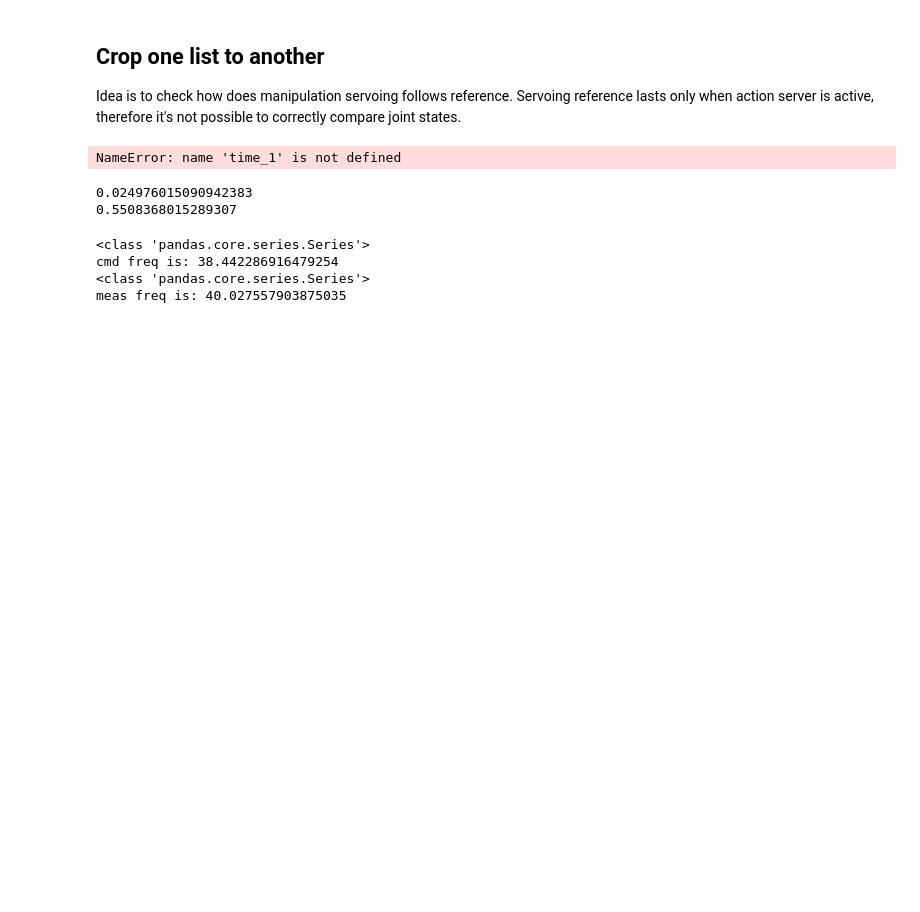
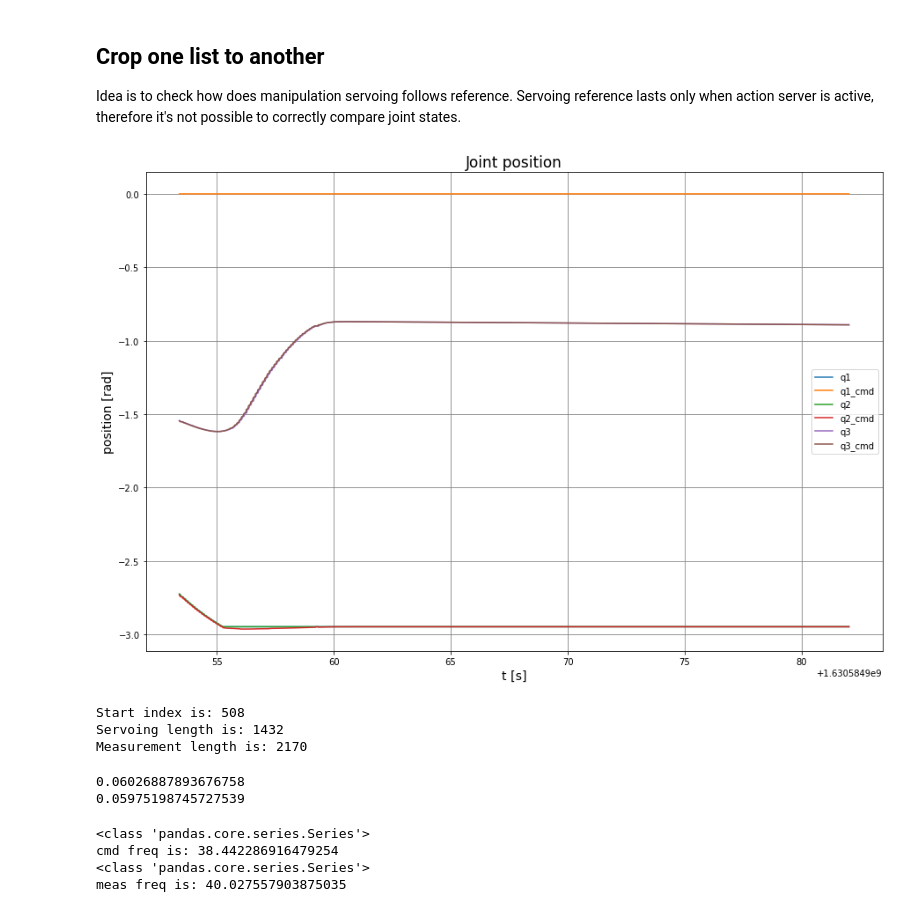
Before and after one commit to fzoric8/ros_utils, a Jupyter notebook: bags/bagging.ipynb, the cells around one changed output. Saved outputs shown, nothing was run; the diff lists cells and outputs as text; code cells hidden in the pictures; blank space fills up the shorter version.

```diff
--- a/bags/bagging.ipynb
+++ b/bags/bagging.ipynb
@@ -170,9 +181,9 @@ def plot_multiple_series(time, series_list, series_names = None, config_dict = N
 # %% [markdown]
 ### Plot joint cmd positions
 # %%
-time = servo_joint_cmds["Time"]
+time_servo = servo_joint_cmds["Time"]
 series_names = ['q1', 'q2', 'q3', 'q4', 'q5', 'q6']
-series_list = get_series_by_key_from_df(servo_joint_cmds, "data")
+series_cmd_list = get_series_by_key_from_df(servo_joint_cmds, "data")
 
 config_dict = {
                "title":"Joint cmd position",
@@ -187,7 +198,7 @@ config_dict = {
 
               }
 
-plot_multiple_series(time, series_list, series_names, config_dict, scale_time=True)
+plot_multiple_series(time_servo, series_cmd_list, series_names, config_dict, scale_time=True)
 # %% [output]
 [figure]
 # %% [markdown]
@@ -292,11 +305,56 @@ def crop_dfs(t_s1, t_s2, df_1, df_2):
+# %%
+time_s = joint_states['Time']
+time_s_cmd = servo_joint_cmds['Time']
+
+# Wrong joint states is recorded!
+pos_1 = series_list[0]
+pos_2 = series_list[1]
+pos_3 = series_list[2]
+pos_4 = series_list[3]
+pos_5 = series_list[4]
+pos_6 = series_list[5]
+
+cmd_pos_1 = series_cmd_list[0]
+cmd_pos_2 = series_cmd_list[1]
+cmd_pos_3 = series_cmd_list[2]
+cmd_pos_4 = series_cmd_list[3]
+cmd_pos_5 = series_cmd_list[4]
+cmd_pos_6 = series_cmd_list[5]
+
+crop_pos_1 = crop_dfs(time_s, time_s_cmd, pos_0, cmd_pos_0)
+crop_pos_2 = crop_dfs(time_s, time_s_cmd, pos_1, cmd_pos_1)
+crop_pos_3 = crop_dfs(time_s, time_s_cmd, pos_2, cmd_pos_2)
+crop_pos_4 = crop_dfs(time_s, time_s_cmd, pos_3, cmd_pos_3)
+crop_pos_5 = crop_dfs(time_s, time_s_cmd, pos_4, cmd_pos_4)
+crop_pos_6 = crop_dfs(time_s, time_s_cmd, pos_5, cmd_pos_5)
+
+
+pos_list = [crop_pos_1, cmd_pos_1,
+            crop_pos_2, cmd_pos_2,
+            crop_pos_3, cmd_pos_3,
+            crop_pos_4, cmd_pos_4,
+            crop_pos_5, cmd_pos_5,
+            crop_pos_6, cmd_pos_6
+            ]
+
+names = ["q1", "q1_cmd", "q2", "q2_cmd", "q3", "q3_cmd"]# "q3", "q3_cmd"]
+
+config_dict = {
+               "title":"Joint position",
+               "x_label":"t [s]",
+               "y_label": "position [rad]",
+               "w": 15,
+               "h": 10,
+               "use_legend":True,
+               "font_size": 14,
+               "grid":True,
+              }
+
+
+plot_multiple_series(time_s_cmd, pos_list, names, config_dict)
+# %% [output]
+[figure, added]
 # %%
-# Scale time to 0 to duration
-scaled_time_s = scale_time(time_1)
-scaled_time_s_cmd = scale_time(time_2)
-
-# Get start and end in cmd
-start_t_cmd, end_t_cmd = get_start_end_time(time_s_cmd)
-
 # Get start :)
 diff_list = [t - start_t_cmd for t in time_s]
 
@@ -308,13 +366,14 @@ print("Start index is: {}".format(index_))
 print("Servoing length is: {}".format(len(scaled_time_s_cmd)))
 print("Measurement length is: {}".format(len(scaled_time_s)))
 # %% [output]
-NameError: name 'time_1' is not defined
+Start index is: 508
+Servoing length is: 1432
+Measurement length is: 2170
-# %%
-print(scaled_time_1[1])
-print(scaled_time_2[1])
-# %% [output]
-0.024976015090942383
-0.5508368015289307
+# %%
+crop_dfs()
+# %% [output]
+0.06026887893676758
+0.05975198745727539
 # %%
 time_s = joint_states['Time']
 time_s_cmd = joint_group_position_ctl_cmd['Time']
```
Also changed, not shown: parts of 9 cells of this notebook.
